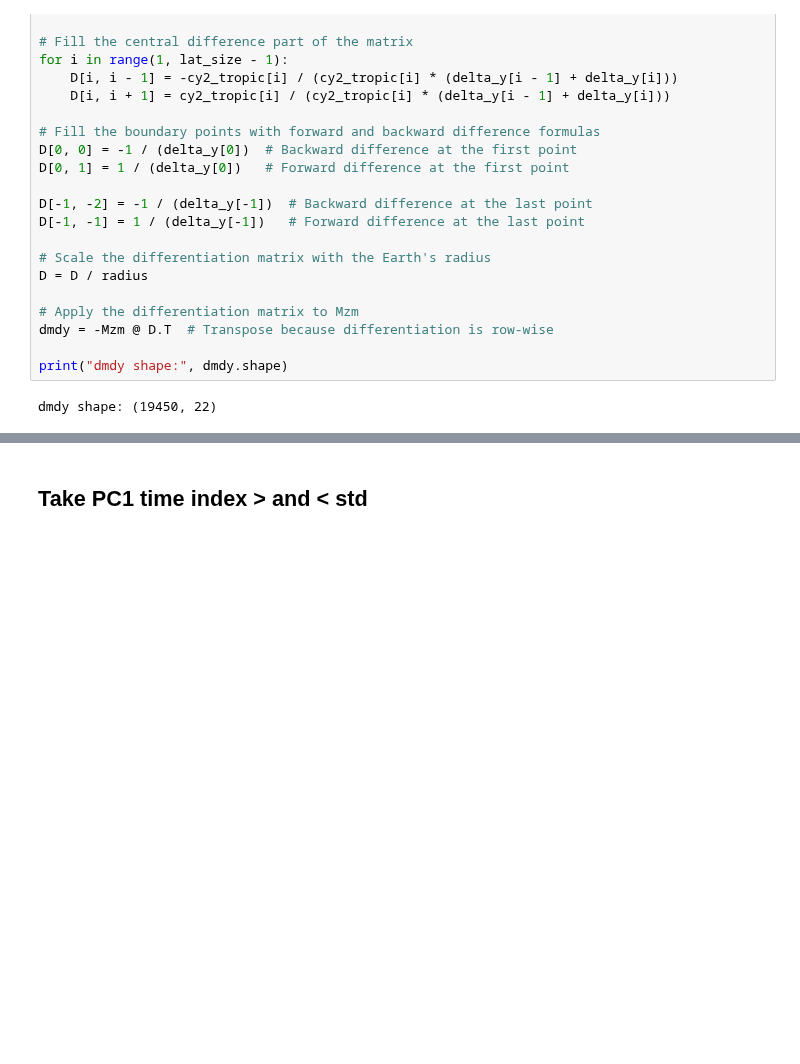
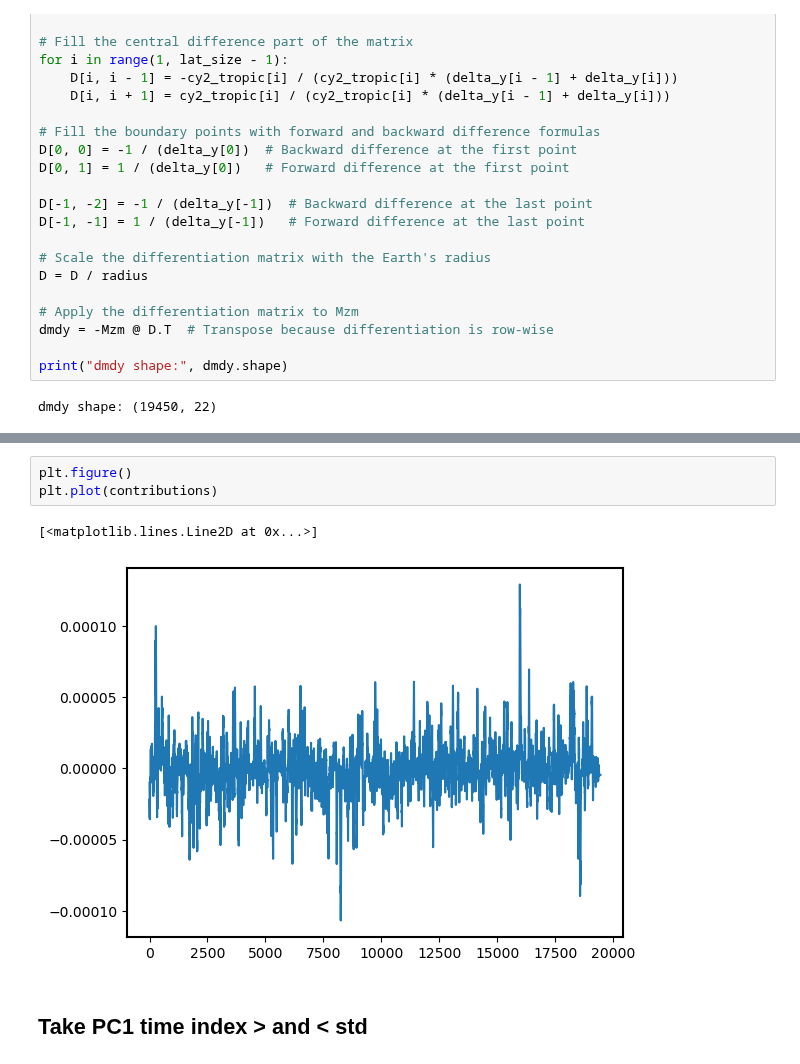
Before and after one commit to PeterChang1023/Moist_Dycore, a Jupyter notebook: IdealizeSpetral.jl/exp/HSt42/Jo_Jo_Dycore_Master_4.ipynb, the cells around one changed output, grey strips where cells are left out. Drawn from its saved outputs; the diff is of its cells as text; blank space fills up the shorter version.

```diff
--- a/IdealizeSpetral.jl/exp/HSt42/Jo_Jo_Dycore_Master_4.ipynb
+++ b/IdealizeSpetral.jl/exp/HSt42/Jo_Jo_Dycore_Master_4.ipynb
@@ -816,3 +1036,9 @@ EOF1_dry.shape
+# %%
+plt.figure()
+plt.plot(contributions)
+# %% [output]
+[<matplotlib.lines.Line2D at 0x...>]
+[figure, added]
 # %% [markdown]
 ## Take PC1 time index > and < std
 # %%
```
Also changed, not shown: parts of 20 cells of this notebook.
